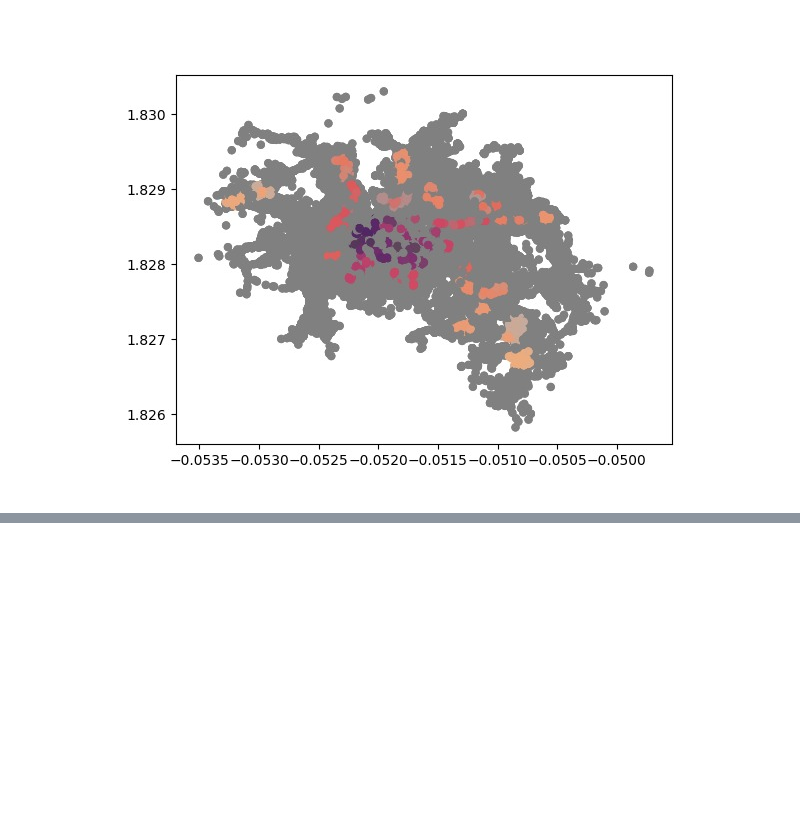
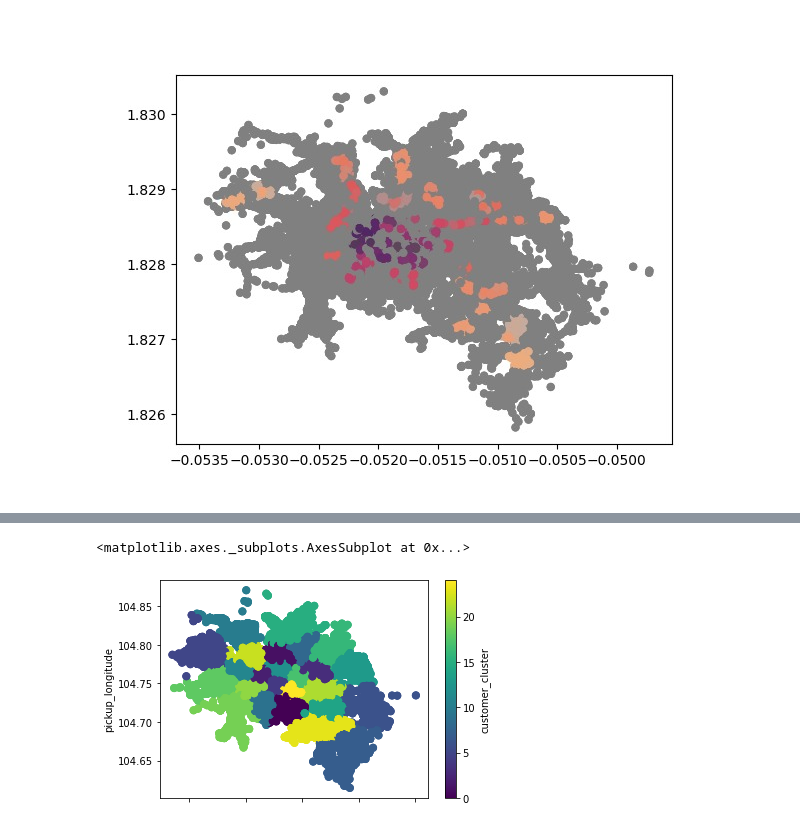
Before and after one commit to nishantgupta08/GoJekAssignment, a Jupyter notebook: JupyterScripts/ClusteringGeographicalCoordinates.ipynb, the cells around one changed output, grey strips where cells are left out. Cells and saved outputs as stored; diff of their text form; code cells hidden in the pictures; blank space fills up the shorter version.

```diff
--- a/JupyterScripts/ClusteringGeographicalCoordinates.ipynb
+++ b/JupyterScripts/ClusteringGeographicalCoordinates.ipynb
@@ -33,0 +75,5 @@ Image(filename='driver_clusters.jpeg')
+# %%
+df_cord_customer.plot.scatter(x = 'pickup_latitude', y = 'pickup_longitude', c="customer_cluster", s=50, cmap='viridis')
+# %% [output]
+<matplotlib.axes._subplots.AxesSubplot at 0x...>
+[figure, added]
```
Also changed, not shown: parts of 10 cells of this notebook, 8 other files.
